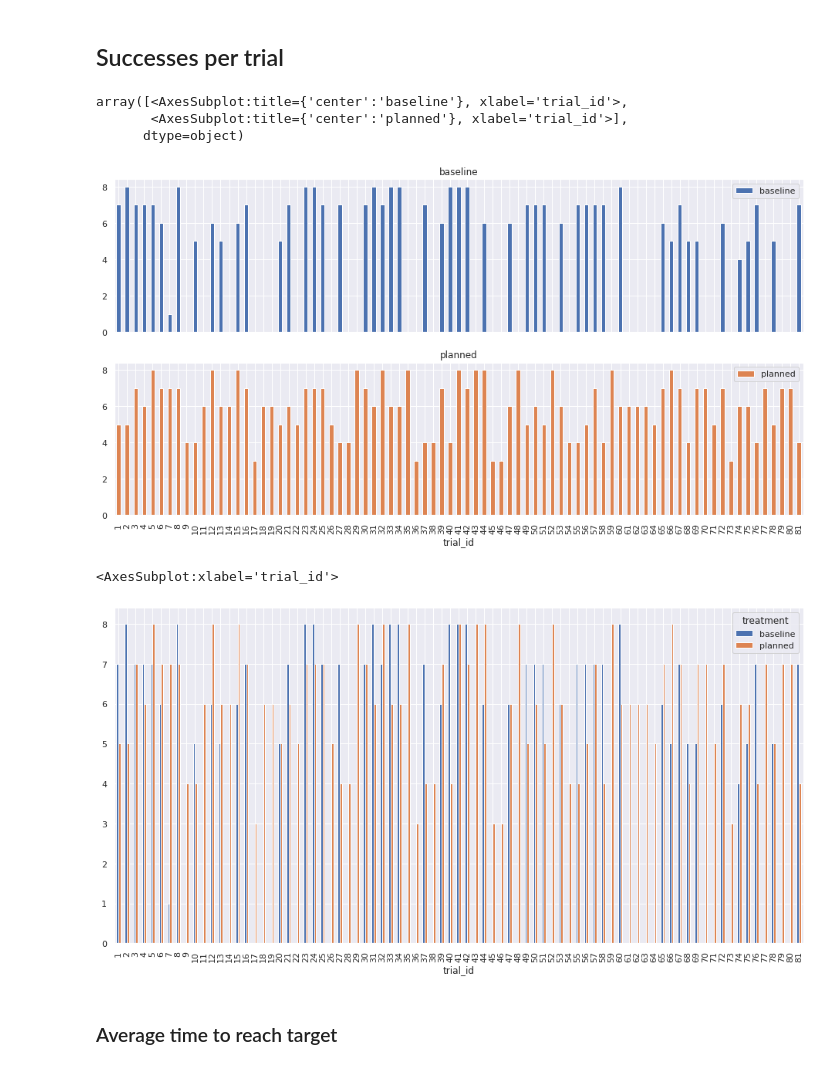
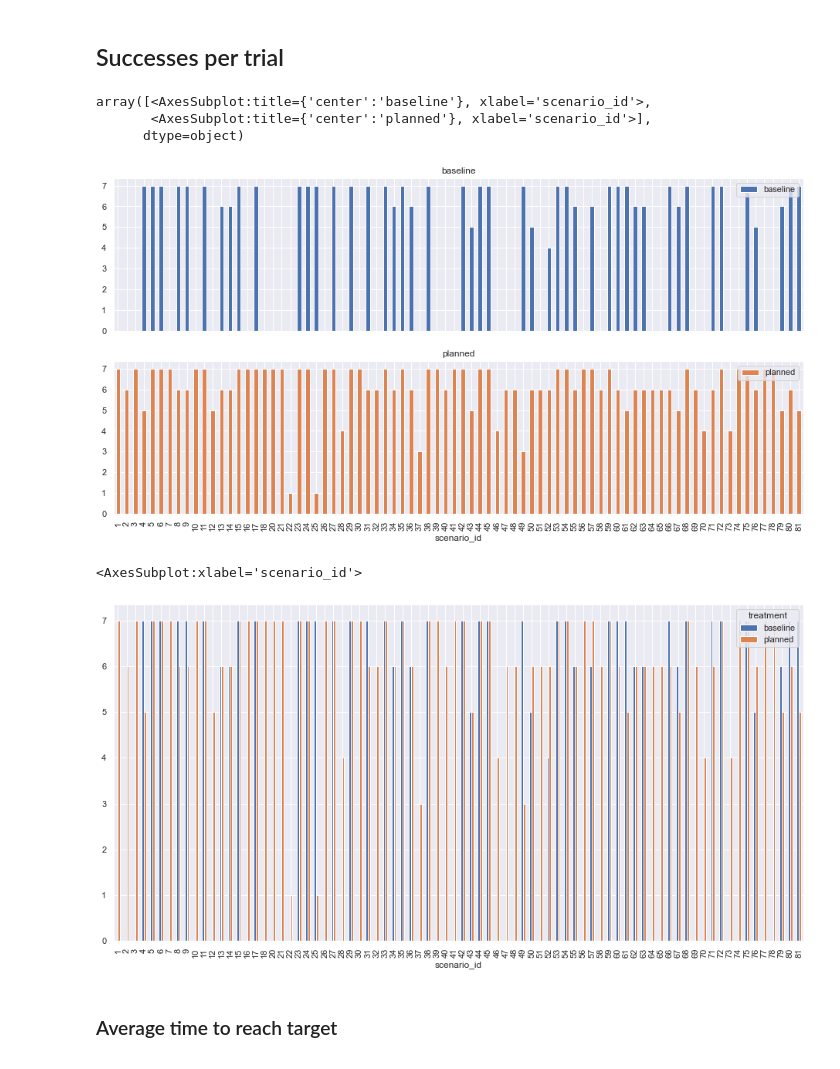
Before and after one commit to VicenteMoraes/hmrs_analysis, a Jupyter notebook: notebooks/Analysis.ipynb, the cells around one changed output. Cells and saved outputs as stored; diff of their text form; code cells hidden in the pictures.

Commit message:
Adapting parser for new log format.

```diff
--- a/notebooks/Analysis.ipynb
+++ b/notebooks/Analysis.ipynb
@@ -44,6 +34,6 @@ ignoring experiment
 # %%
 # sort and instantiate a dataframe
-trial_run_dicts.sort(key=lambda tr: tr['trial_id'])
+trial_run_dicts.sort(key=lambda tr: tr['scenario_id'])
 trial_run_dicts
 
 trial_run_df = pd.DataFrame.from_records(trial_run_dicts)
@@ -64,0 +55,12 @@ trial_run_df
+# %%
+
+
+from parse_logs.parse_coordinator_logs import get_flat_design
+from flatten_json import flatten
+
+
+exp_design = get_flat_design(exec_code='experiment_2021_07_29_15_33_17_run_1')
+td_df = pd.DataFrame.from_records(exp_design)
+td_df = td_df.set_index('code')
+
+td_df
@@ -65,3 +82,5 @@ trial_run_df
+# %%
+trial_run_df  = trial_run_df.drop(['treatment', 'factors'], axis=1).join(td_df.drop(['scenario_id'], axis=1), on='code', lsuffix='_left', rsuffix='_right')
 # %% [markdown]
 ## Baseline
 # %%
@@ -251,19 +299,19 @@ trial_run_df.groupby(["trial_id", "treatment"])["ttc"].std().unstack()
 # %% [markdown]
 ## Successes per trial
 # %%
-successes = trial_run_df[trial_run_df.end_state == "reach-target"]
+successes = trial_run_df[trial_run_df.end_state == "success"]
 # %%
-successes.groupby(["trial_id", "treatment"])["end_state"].count().unstack().plot.bar(subplots=True, legend=True)
+successes.groupby(["scenario_id", "treatment"])["end_state"].count().unstack().plot.bar(subplots=True, legend=True)
 # %% [output]
-array([<AxesSubplot:title={'center':'baseline'}, xlabel='trial_id'>,
-       <AxesSubplot:title={'center':'planned'}, xlabel='trial_id'>],
+array([<AxesSubplot:title={'center':'baseline'}, xlabel='scenario_id'>,
+       <AxesSubplot:title={'center':'planned'}, xlabel='scenario_id'>],
       dtype=object)
-[figure, old version]
+[figure, new version]
 # %%
-successes.groupby(["trial_id", "treatment"])["end_state"].count().unstack().plot.bar(legend=True)
+successes.groupby(["scenario_id", "treatment"])["end_state"].count().unstack().plot.bar(legend=True)
 # %% [output]
-<AxesSubplot:xlabel='trial_id'>
+<AxesSubplot:xlabel='scenario_id'>
-[figure, old version]
+[figure, new version]
 # %% [markdown]
 ### Average time to reach target
 # %%
```
Also changed, not shown: parts of 42 cells of this notebook, 13 other files.
